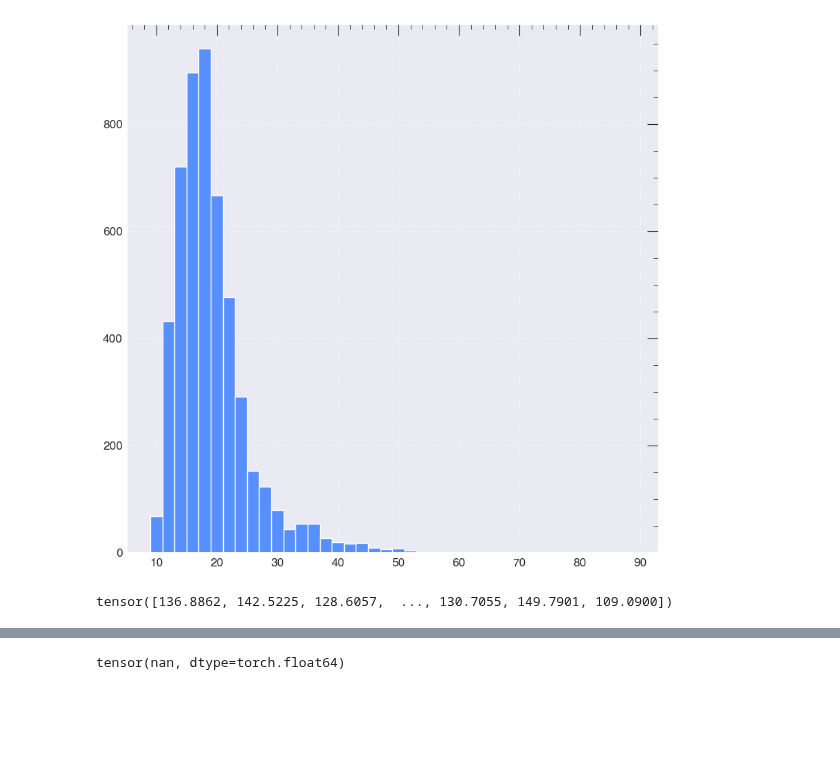
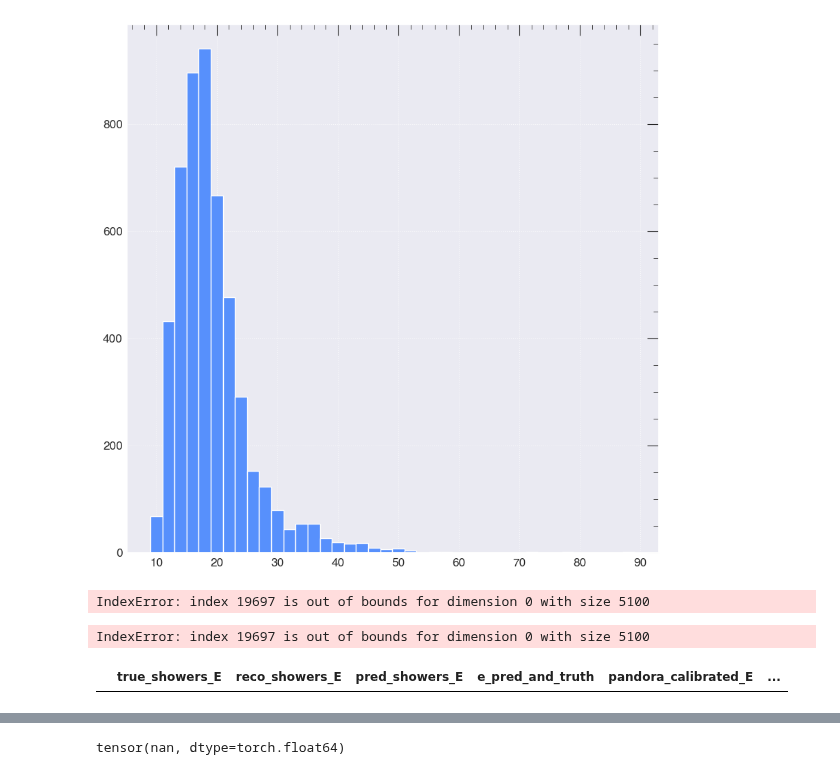
Before and after one commit to selvaggi/mlpf, a Jupyter notebook: notebooks/8_explore_output_mlpf_2.ipynb, the cells around one changed output, grey strips where cells are left out. Cells and saved outputs as stored; diff of their text form; code cells hidden in the pictures; blank space fills up the shorter version.

```diff
--- a/notebooks/8_explore_output_mlpf_2.ipynb
+++ b/notebooks/8_explore_output_mlpf_2.ipynb
@@ -361,10 +361,19 @@ E_over_true_pandora = pred_E_jet / true_E_jet
 p_over_true_pandora = pred_jet_p / true_jet_p
 E_jet_pandora = pred_E_jet
 p_jet_pandora = pred_jet_p
-# %%
-true_E_jet
-# %% [output]
-tensor([136.8862, 142.5225, 128.6057,  ..., 130.7055, 149.7901, 109.0900])
+# %%
+nan_mass = 19700-3
+true_E_jet[nan_mass]
+# %% [output]
+IndexError: index 19697 is out of bounds for dimension 0 with size 5100
+# %%
+true_jet_p[nan_mass]
+# %% [output]
+IndexError: index 19697 is out of bounds for dimension 0 with size 5100
+# %%
+sd_hgb1[sd_hgb1.number_batch==nan_mass]
+# %% [output]
+|  | true_showers_E | reco_showers_E | pred_showers_E | e_pred_and_truth | pandora_calibrated_E | ... |
 # %%
 #mass_true histogram
 fig, ax = plt.subplots()
```
Also changed, not shown: parts of 6 cells of this notebook, 7 other files.
